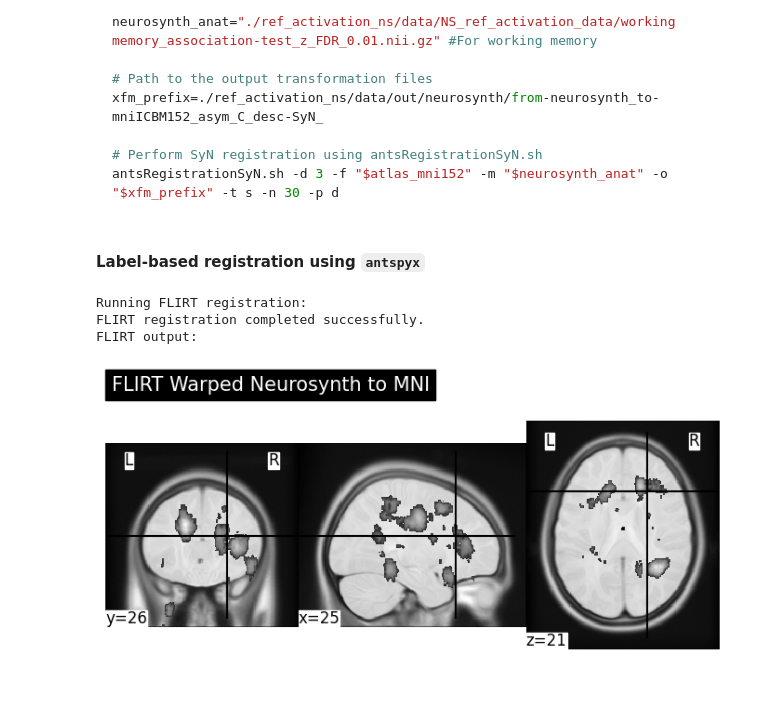
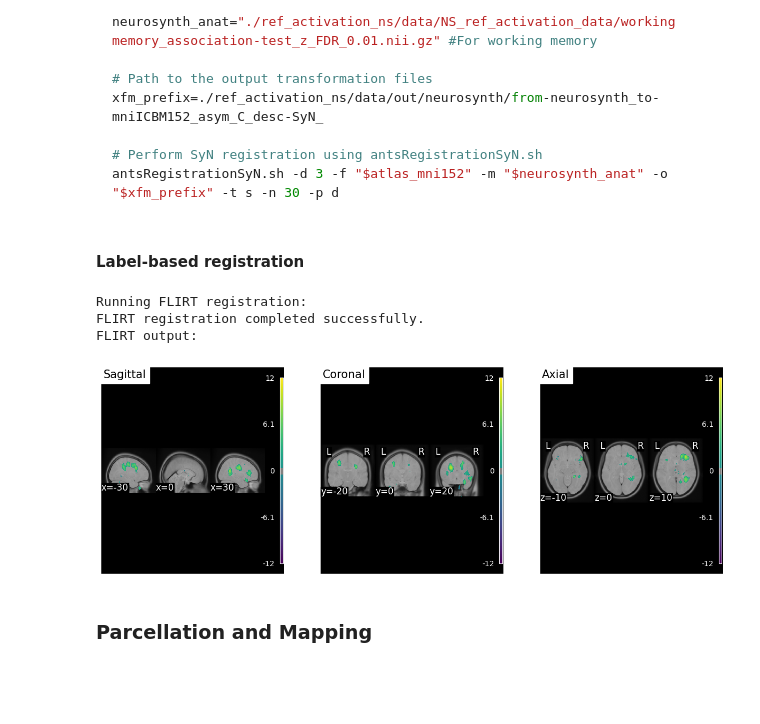
Before and after one commit to saamehsanaaee/WMAD-Montbretia_Cabinet-ISP, a Jupyter notebook: ref_activation_ns/ref_activation_ns.ipynb, the cells around one changed output. Drawn from its saved outputs; the diff is of its cells as text; code cells hidden in the pictures; blank space fills up the shorter version.

Commit message:
ref_activation progress; issue: disproportional visuals

````diff
--- a/ref_activation_ns/ref_activation_ns.ipynb
+++ b/ref_activation_ns/ref_activation_ns.ipynb
@@ -145,16 +145,14 @@ xfm_prefix=./ref_activation_ns/data/out/neurosynth/from-neurosynth_to-mniICBM152
 antsRegistrationSyN.sh -d 3 -f "$atlas_mni152" -m "$neurosynth_anat" -o "$xfm_prefix" -t s -n 30 -p d
 ```
 # %% [markdown]
-#### Label-based registration using `antspyx`
+#### Label-based registration
 # %%
 import os
 import subprocess
 import nibabel as nib
 import numpy as np
 from nilearn import plotting
-
-# --- IMPORTANT: Ensure your script/notebook is in the project's root directory ---
-# --- where the 'ref_activation_ns' folder is located. ---
+import matplotlib.pyplot as plt
 
 # 1. Define the path to the MNI template (ENSURE .nii.gz IS INCLUDED)
 atlas_mni152_path = "./data/mni_icbm152_asym_A.nii.gz"
@@ -180,11 +178,9 @@ except FileNotFoundError:
 
 if fsl_installed:
     try:
-        # Create the output directory if it doesn't exist
         output_dir = os.path.dirname(xfm_mat_path)
         os.makedirs(output_dir, exist_ok=True)
 
-        # Perform linear registration using flirt via subprocess
         print(f"Running FLIRT registration:")
         flirt_command = [
             "flirt",
@@ -203,40 +199,72 @@ if fsl_installed:
         if process.stderr:
             print("FLIRT errors:\n", process.stderr)
 
-        # Optional: Load and display the warped image using nilearn
         try:
             warped_img = nib.load(warped_anat_path)
             background_img = nib.load(atlas_mni152_path)
-            plotting.plot_img(
+
+            # Improved visualization
+            fig, axes = plt.subplots(1, 3, figsize=(15, 5))  # Create a figure with subplots
+
+            plotting.plot_stat_map(
                 warped_img,
-                title="FLIRT Warped Neurosynth to MNI",
-                cmap='gray',  # Try 'gray' or other grayscale colormaps
-                threshold=0.1, # Adjust this threshold as needed
-                bg_img=background_img, # Overlay on the MNI template
+                bg_img=background_img,
+                title="Sagittal",
+                cut_coords=(-30, 0, 30),  # Example sagittal cuts
+                display_mode="x",
+                cmap="viridis",  # Try different colormaps: 'viridis', 'plasma', 'magma', etc.
+                threshold=0.5,  # Adjust threshold for better visualization
+                axes=axes[0],
             )
-            plotting.show()
+
+            plotting.plot_stat_map(
+                warped_img,
+                bg_img=background_img,
+                title="Coronal",
+                cut_coords=(-20, 0, 20),  # Example coronal cuts
+                display_mode="y",
+                cmap="viridis",
+                threshold=0.5,
+                axes=axes[1],
+            )
+
+            plotting.plot_stat_map(
+                warped_img,
+                bg_img=background_img,
+                title="Axial",
+                cut_coords=(-10, 0, 10),  # Example axial cuts
+                display_mode="z",
+                cmap="viridis",
+                threshold=0.5,
+                axes=axes[2],
+            )
+
+            plt.show()
+
         except FileNotFoundError:
             print(f"Warning: Warped image not found at {warped_anat_path} for display.")
         except ImportError:
             print("Warning: nilearn not found. Cannot display warped image.")
         except Exception as e:
             print(f"Error displaying warped image: {e}")
 
     except FileNotFoundError:
         print("Error: One or more of the input image files were not found. Please check the paths.")
     except subprocess.CalledProcessError as e:
         print(f"Error running FLIRT registration. Return code: {e.returncode}")
         print(f"FLIRT stdout:\n{e.stdout}")
         print(f"FLIRT stderr:\n{e.stderr}")
     except Exception as e:
         print(f"An unexpected error occurred: {e}")
 
 else:
     print("FSL/FLIRT is required for this code to function as intended.")
     print("Please install FSL and ensure it's in your system's PATH.")
     print("You might need to refer to the FSL installation instructions for your operating system.")
 # %% [output]
 Running FLIRT registration:
 FLIRT registration completed successfully.
 FLIRT output:
-[figure, old version]
+[figure, new version]
+# %% [markdown]
+### Parcellation and Mapping
````
Also changed, not shown: parts of 3 cells of this notebook.
